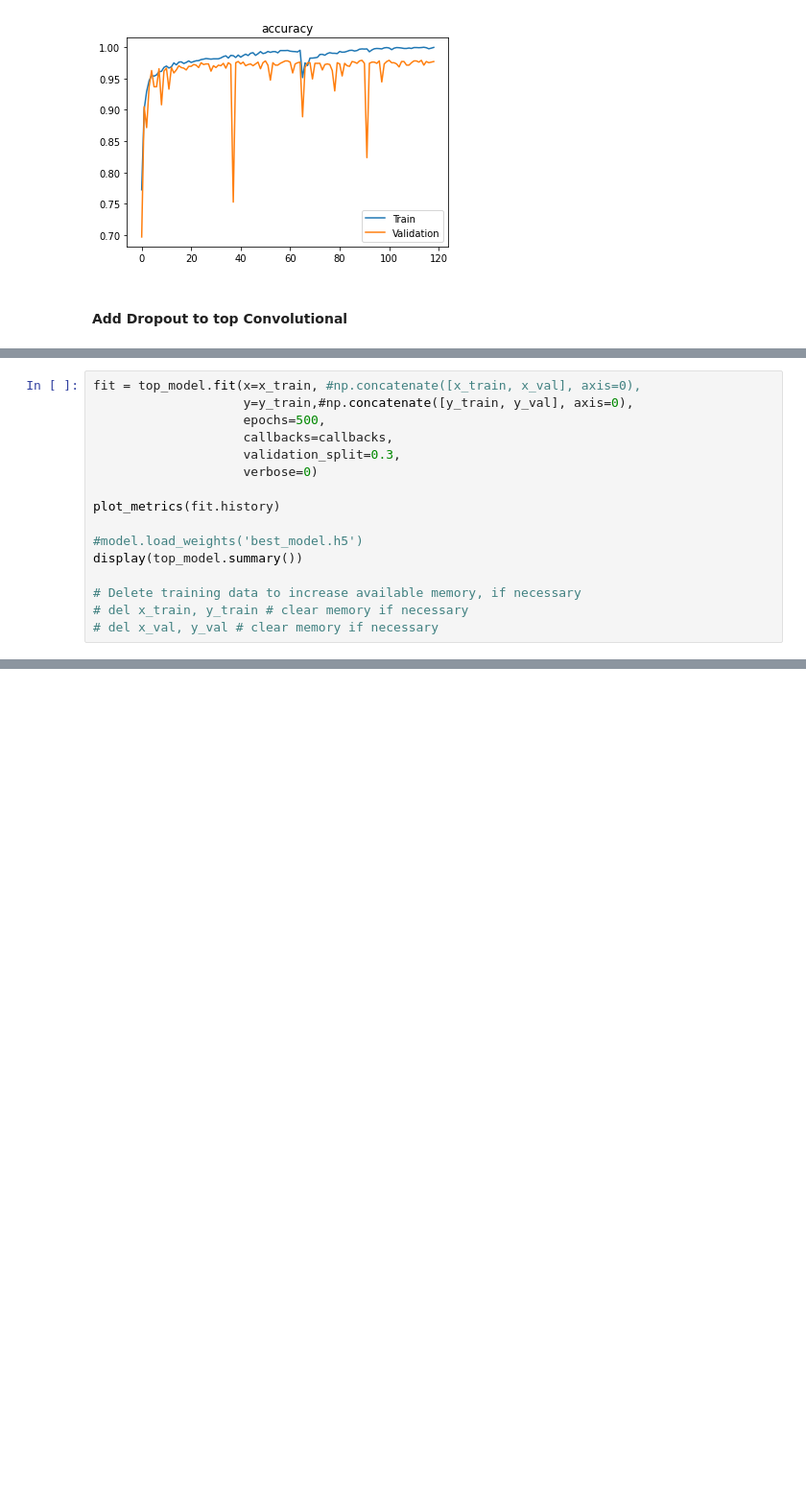
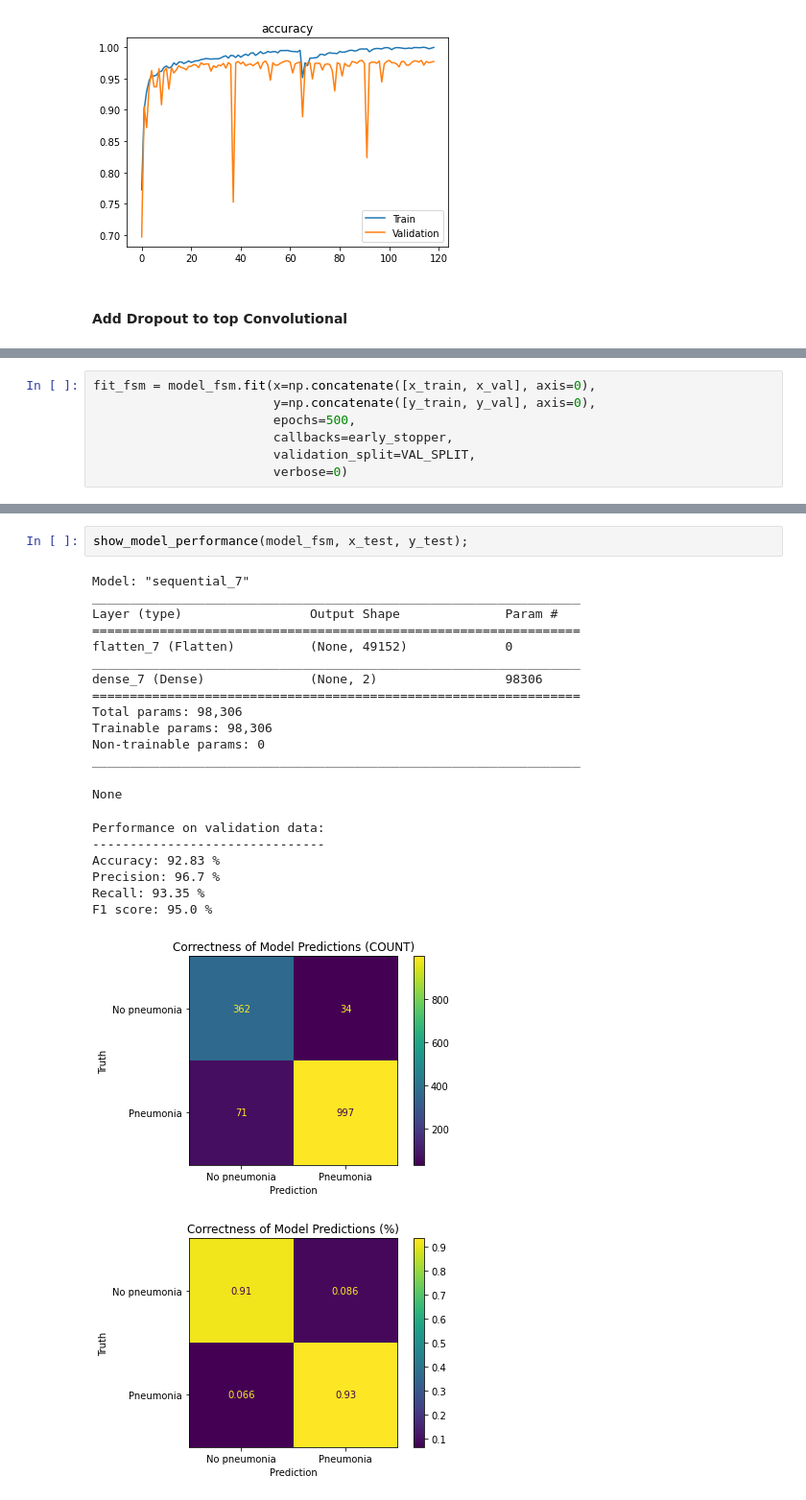
Before and after one commit to sethnlewis/X-Ray-Image-Classification, a Jupyter notebook: notebooks/final-notebook.ipynb, the cells around one changed output, grey strips where cells are left out. Shown: that part at 96% size. Cells and saved outputs as stored; diff of their text form; blank space fills up the shorter version.

```diff
--- a/notebooks/final-notebook.ipynb
+++ b/notebooks/final-notebook.ipynb
@@ -669,16 +654,7 @@ top_model = model
 # %%
-fit = top_model.fit(x=x_train, #np.concatenate([x_train, x_val], axis=0),
-                    y=y_train,#np.concatenate([y_train, y_val], axis=0),
-                    epochs=500,
-                    callbacks=callbacks,
-                    validation_split=0.3,
-                    verbose=0)
-
-plot_metrics(fit.history)
-
-#model.load_weights('best_model.h5')
-display(top_model.summary())
-
-# Delete training data to increase available memory, if necessary
-# del x_train, y_train # clear memory if necessary
-# del x_val, y_val # clear memory if necessary
+fit_fsm = model_fsm.fit(x=np.concatenate([x_train, x_val], axis=0),
+                        y=np.concatenate([y_train, y_val], axis=0),
+                        epochs=500,
+                        callbacks=early_stopper,
+                        validation_split=VAL_SPLIT,
+                        verbose=0)
@@ -802,0 +697,24 @@ plt.title('Correctness of Model Predictions (%)');
+# %%
+show_model_performance(model_fsm, x_test, y_test);
+# %% [output]
+Model: "sequential_7"
+_________________________________________________________________
+Layer (type)                 Output Shape              Param #
+=================================================================
+flatten_7 (Flatten)          (None, 49152)             0
+_________________________________________________________________
+dense_7 (Dense)              (None, 2)                 98306
+=================================================================
+Total params: 98,306
+Trainable params: 98,306
+Non-trainable params: 0
+_________________________________________________________________
+None
+Performance on validation data:
+-------------------------------
+Accuracy: 92.83 %
+Precision: 96.7 %
+Recall: 93.35 %
+F1 score: 95.0 %
+[figure, added]
+[figure, added]
```
Also changed, not shown: parts of 33 cells of this notebook.
